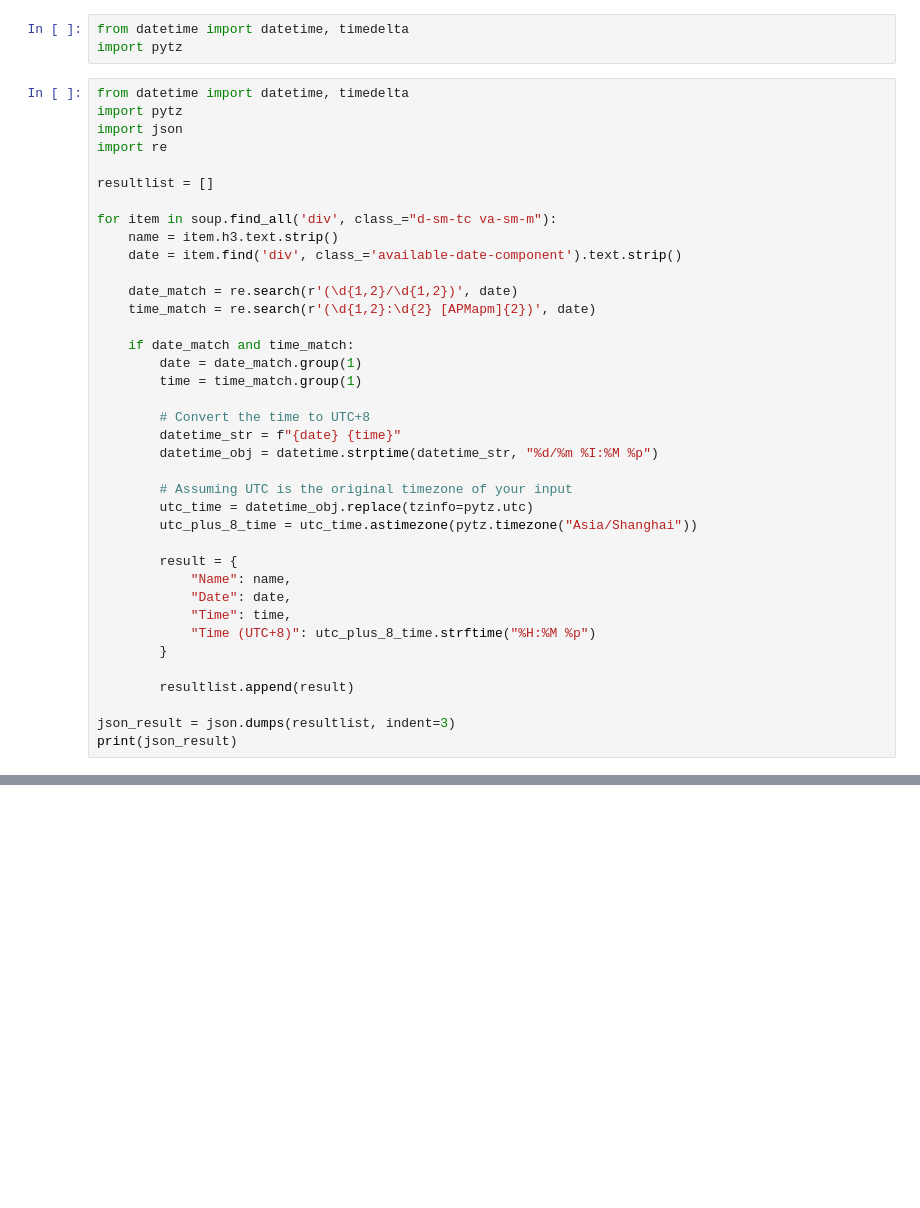
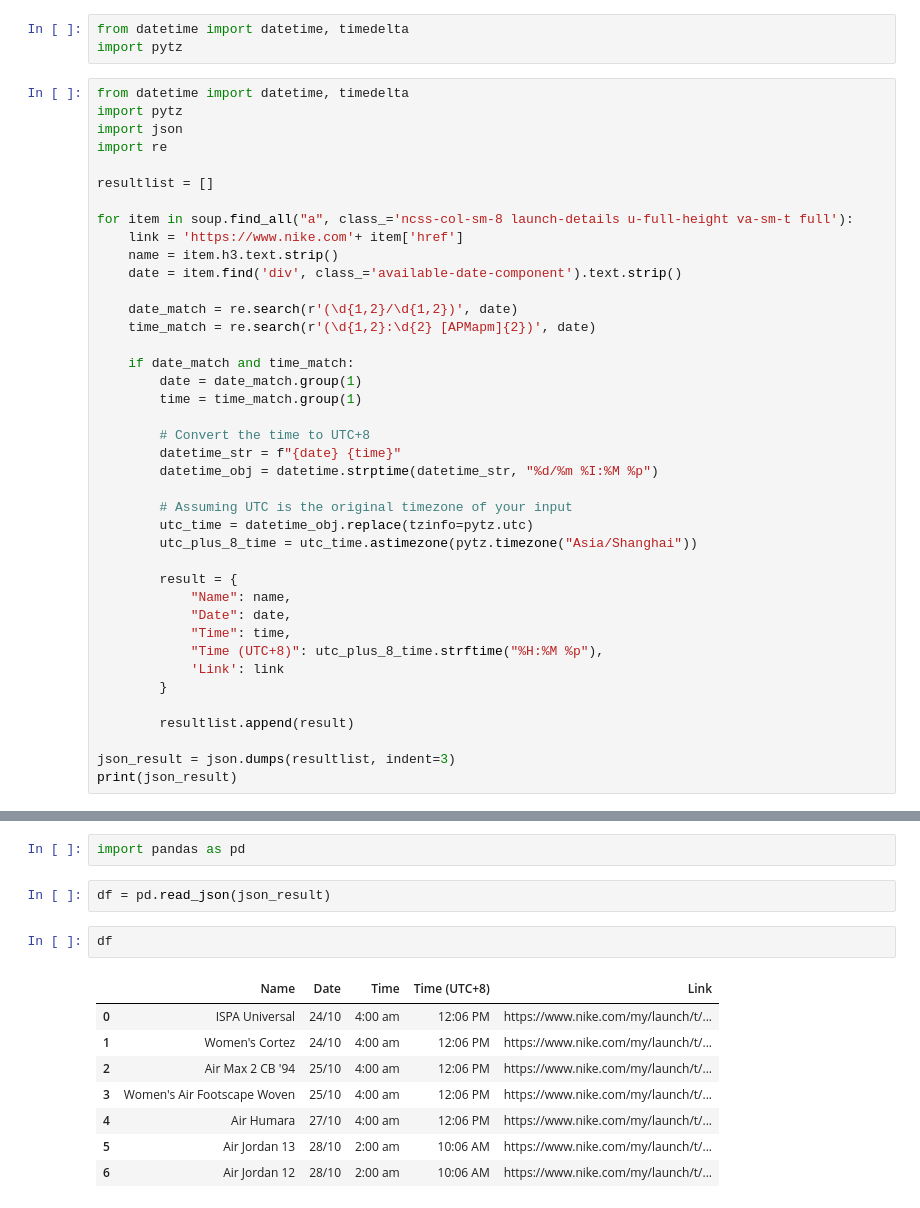
Before and after one commit to wenxuangithub/random-topics, a Jupyter notebook: NikeSNKRS_Scraper.ipynb, the cells around one changed output, grey strips where cells are left out. Cells and saved outputs as stored; diff of their text form; blank space fills up the shorter version.

Commit message:
added links into json_result

```diff
--- a/NikeSNKRS_Scraper.ipynb
+++ b/NikeSNKRS_Scraper.ipynb
@@ -148,7 +158,8 @@ import re
 
 resultlist = []
 
-for item in soup.find_all('div', class_="d-sm-tc va-sm-m"):
+for item in soup.find_all("a", class_='ncss-col-sm-8 launch-details u-full-height va-sm-t full'):
+    link = 'https://www.nike.com'+ item['href']
     name = item.h3.text.strip()
     date = item.find('div', class_='available-date-component').text.strip()
 
@@ -171,7 +182,8 @@ for item in soup.find_all('div', class_="d-sm-tc va-sm-m"):
             "Name": name,
             "Date": date,
             "Time": time,
-            "Time (UTC+8)": utc_plus_8_time.strftime("%H:%M %p")
+            "Time (UTC+8)": utc_plus_8_time.strftime("%H:%M %p"),
+            'Link': link
         }
 
         resultlist.append(result)
@@ -197,2 +209,17 @@ print(json_result)
    }
 ]
+# %%
+import pandas as pd
+# %%
+df = pd.read_json(json_result)
+# %%
+df
+# %% [output]
+|  | Name | Date | Time | Time (UTC+8) | Link |
+| 0 | ISPA Universal | 24/10 | 4:00 am | 12:06 PM | https://www.nike.com/my/launch/t/... |
+| 1 | Women's Cortez | 24/10 | 4:00 am | 12:06 PM | https://www.nike.com/my/launch/t/... |
+| 2 | Air Max 2 CB '94 | 25/10 | 4:00 am | 12:06 PM | https://www.nike.com/my/launch/t/... |
+| 3 | Women's Air Footscape Woven | 25/10 | 4:00 am | 12:06 PM | https://www.nike.com/my/launch/t/... |
+| 4 | Air Humara | 27/10 | 4:00 am | 12:06 PM | https://www.nike.com/my/launch/t/... |
+| 5 | Air Jordan 13 | 28/10 | 2:00 am | 10:06 AM | https://www.nike.com/my/launch/t/... |
+| 6 | Air Jordan 12 | 28/10 | 2:00 am | 10:06 AM | https://www.nike.com/my/launch/t/... |
```
Also changed, not shown: parts of 10 cells of this notebook.
